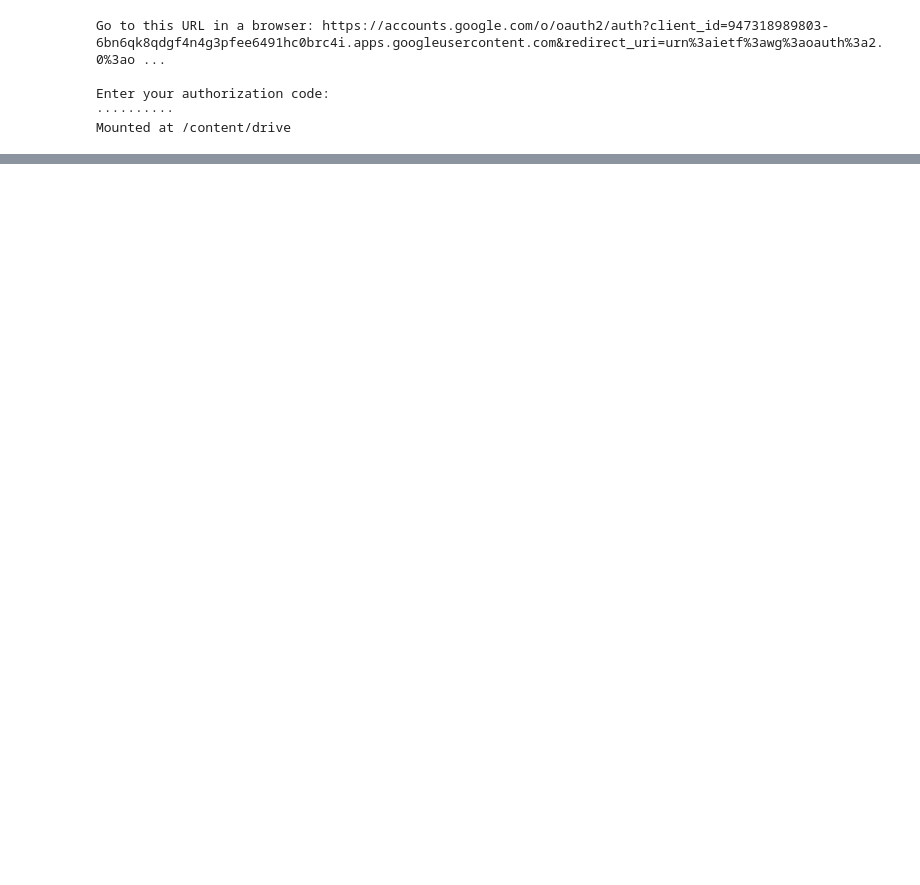
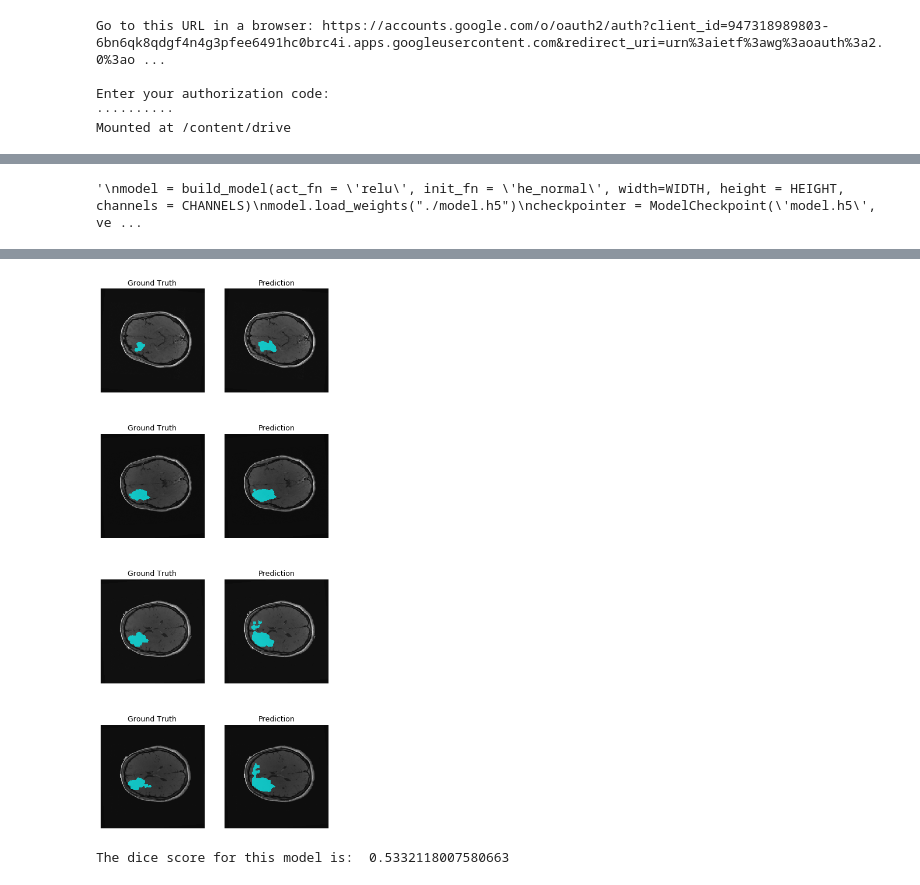
Before and after one commit to RSNA/AI-Deep-Learning-Lab-2019, a Jupyter notebook: 1p19qSeg.ipynb, the cells around one changed output, grey strips where cells are left out. Cells and saved outputs as stored; diff of their text form; code cells hidden in the pictures; blank space fills up the shorter version.

```diff
--- a/1p19qSeg.ipynb
+++ b/1p19qSeg.ipynb
@@ -216,8 +253,8 @@ print (str(len(Images)) + " total labeled images.")
 Images = np.asarray(Images)
 Seg_images = np.asarray(Seg_images)
 total = len(Images)
-Num_Train = int(0.8 * total)
-Num_Val = int(0.1 * total)
+Num_Train = int(0.85 * total)
+Num_Val = int(0.14 * total)
 Num_Test = total - Num_Train - Num_Val
 train_X = []
 train_Y = []
@@ -388,7 +457,21 @@ results = model.fit(train_X, train_Y, validation_data=(val_X, val_Y), batch_size
+# %%
+"""
+model = build_model(act_fn = 'relu', init_fn = 'he_normal', width=WIDTH, height = HEIGHT, channels = CHANNELS)
+model.load_weights("./model.h5")
+checkpointer = ModelCheckpoint('model.h5', verbose=1, save_best_only=True)
+early_stop = tf.keras.callbacks.EarlyStopping(monitor='val_loss', patience=10)
+
+epochs = 200
+batch_size = 128
+
+results = model.fit(train_X, train_Y, validation_data=(val_X, val_Y), batch_size=batch_size, epochs=epochs, callbacks=[checkpointer, early_stop])
+"""
+# %% [output]
+'\nmodel = build_model(act_fn = \'relu\', init_fn = \'he_normal\', width=WIDTH, height = HEIGHT, channels = CHANNELS)\nmodel.load_weights("./model.h5")\ncheckpointer = ModelCheckpoint(\'model.h5\', ve ...
 # %%
 # Cell 6
 
-model.load_weights("./model.h5")
+#model.load_weights("./model.h5")
 preds_test = model.predict(test_X, verbose=1)
 preds_test = (preds_test > 0.5).astype(np.uint8)
 
@@ -399,9 +482,12 @@ def getLargestCC(segmentation):
     labels = label(segmentation)
     unique, counts = np.unique(labels, return_counts=True)
     list_seg=list(zip(unique, counts))[1:] # the 0 label is by default background so take the rest
-    largest=max(list_seg, key=lambda x:x[1])[0]
-    labels_max=(labels == largest).astype(np.uint8)
-    return labels_max
+    if len(list_seg) > 0:
+        largest=max(list_seg, key=lambda x:x[1])[0]
+        labels_max=(labels == largest).astype(np.uint8)
+        return labels_max
+    else:
+        return 0
 
 def np_dice(true, pred):
     intersection = np.sum(true * pred)
@@ -435,3 +521,4 @@ plt.subplots_adjust(bottom=0.1, left = 0.01, right=0.05, top=0.3)
 plt.show()
 
 print("The dice score for this model is: ", np_dice(test_Y, preds_test))
+# %% [output]
@@ -438,3 +526,5 @@ print("The dice score for this model is: ", np_dice(test_Y, preds_test))
+[figure, added]
+The dice score for this model is:  0.5332118007580663
 # %%
 # now go back through and segmented the unlabeled slices
 df = pd.read_csv(DATA_FILE)
```
Also changed, not shown: parts of 10 cells of this notebook.
